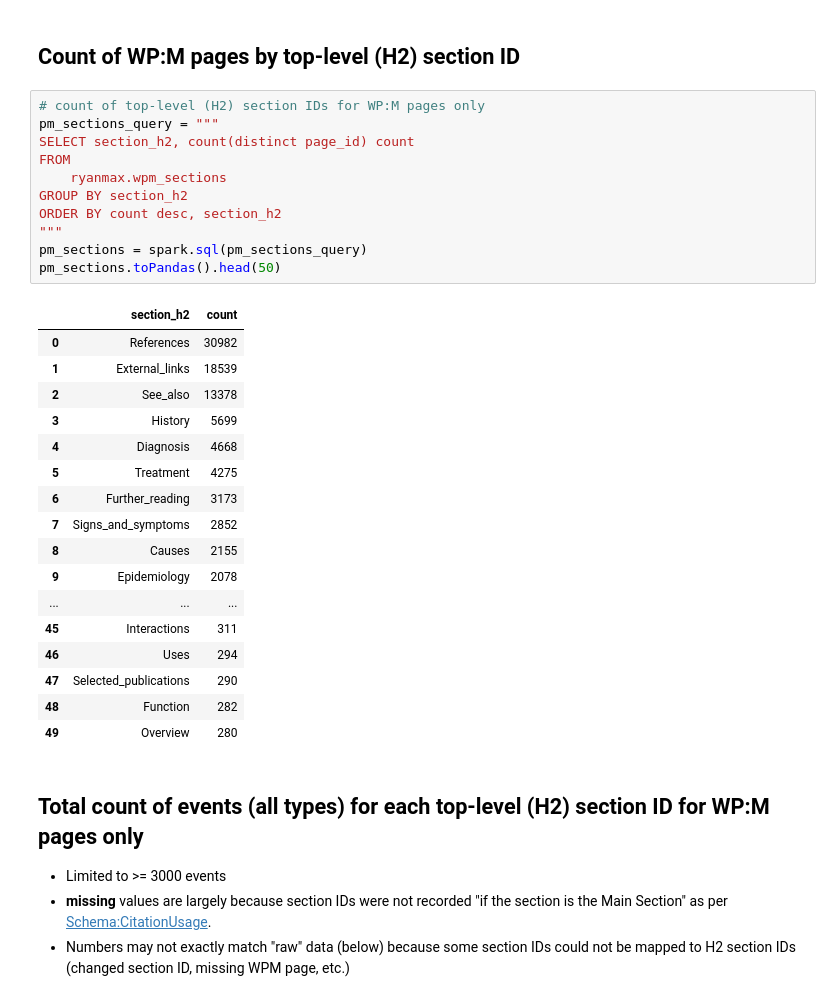
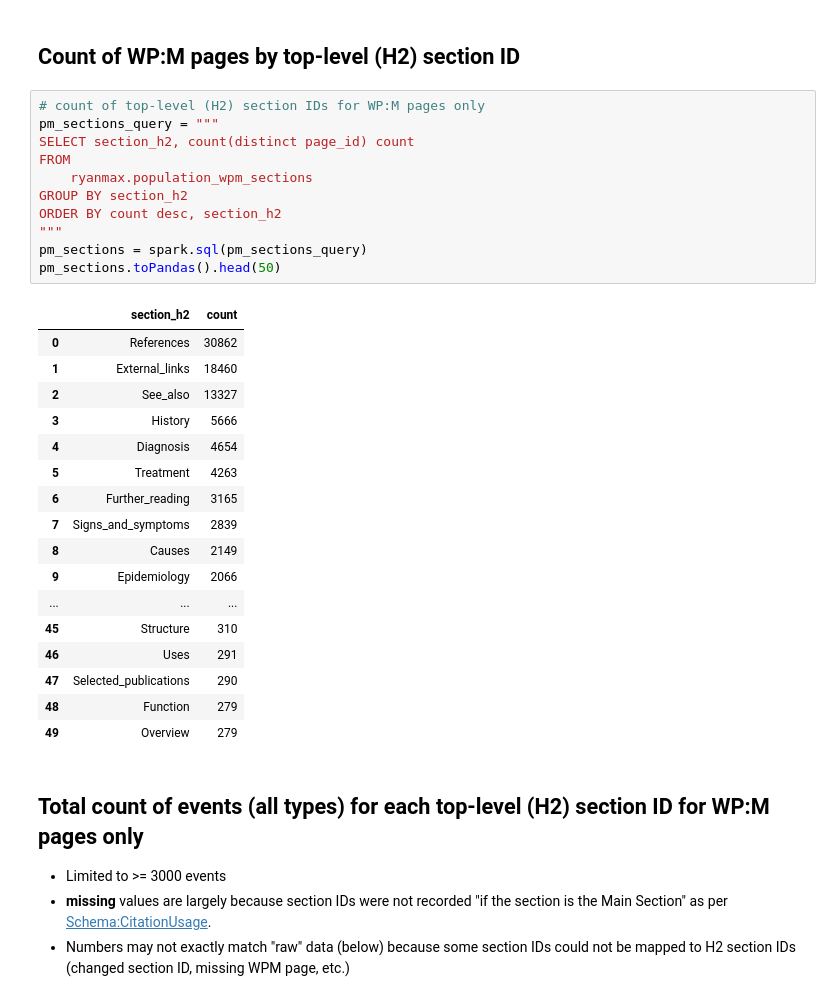
Before and after one commit to elifesciences-publications/wiki-citation-usage, a Jupyter notebook: notebooks/events-and-counts--section_ids.ipynb, the cells around one changed output. Saved outputs shown, nothing was run; the diff lists cells and outputs as text.

Commit message:
use more accurate section data from population_wpm_sections

```diff
--- a/notebooks/events-and-counts--section_ids.ipynb
+++ b/notebooks/events-and-counts--section_ids.ipynb
@@ -72,32 +70,32 @@ df_filtered_raw.pivot(index='section_id', columns='action', values='count')
 # %%
 # count of top-level (H2) section IDs for WP:M pages only
 pm_sections_query = """
 SELECT section_h2, count(distinct page_id) count
 FROM
-    ryanmax.wpm_sections
+    ryanmax.population_wpm_sections
 GROUP BY section_h2
 ORDER BY count desc, section_h2
 """
 pm_sections = spark.sql(pm_sections_query)
 pm_sections.toPandas().head(50)
 # %% [output]
 |  | section_h2 | count |
-| 0 | References | 30982 |
-| 1 | External_links | 18539 |
-| 2 | See_also | 13378 |
-| 3 | History | 5699 |
-| 4 | Diagnosis | 4668 |
-| 5 | Treatment | 4275 |
-| 6 | Further_reading | 3173 |
-| 7 | Signs_and_symptoms | 2852 |
-| 8 | Causes | 2155 |
-| 9 | Epidemiology | 2078 |
+| 0 | References | 30862 |
+| 1 | External_links | 18460 |
+| 2 | See_also | 13327 |
+| 3 | History | 5666 |
+| 4 | Diagnosis | 4654 |
+| 5 | Treatment | 4263 |
+| 6 | Further_reading | 3165 |
+| 7 | Signs_and_symptoms | 2839 |
+| 8 | Causes | 2149 |
+| 9 | Epidemiology | 2066 |
 | ... | ... | ... |
-| 45 | Interactions | 311 |
-| 46 | Uses | 294 |
+| 45 | Structure | 310 |
+| 46 | Uses | 291 |
 | 47 | Selected_publications | 290 |
-| 48 | Function | 282 |
-| 49 | Overview | 280 |
+| 48 | Function | 279 |
+| 49 | Overview | 279 |
 # %% [markdown]
 ## Total count of events (all types) for each top-level (H2) section ID for WP:M pages only
 - Limited to >= 3000 events
```
Also changed, not shown: parts of 7 cells of this notebook, 1 other file.
